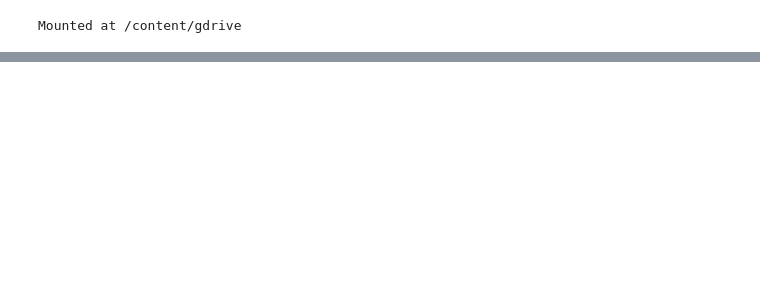
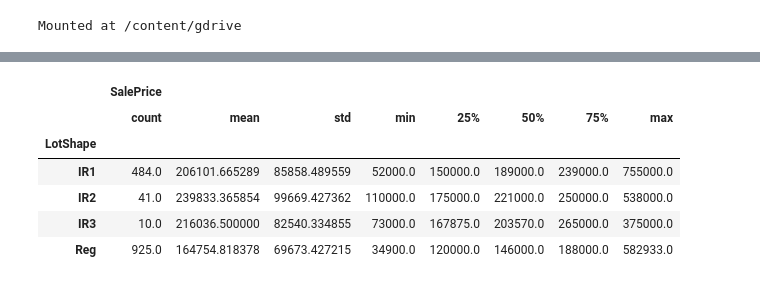
Before and after one commit to porcelainruler/Kaggle, a Jupyter notebook: HousePricePrediction.ipynb, the cells around one changed output, grey strips where cells are left out. Cells and saved outputs as stored; diff of their text form; code cells hidden in the pictures; blank space fills up the shorter version.

```diff
--- a/HousePricePrediction.ipynb
+++ b/HousePricePrediction.ipynb
@@ -20,0 +111,11 @@ os.environ['KAGGLE_CONFIG_DIR'] = "/content/gdrive/My Drive/Kaggle/HousePredicti
+# %%
+train['LotShape'].unique()
+train[['LotShape', 'SalePrice']].groupby('LotShape').describe()
+# %% [output]
+|  | SalePrice |  |  |  |  |  |  |  |
+|  | count | mean | std | min | 25% | 50% | 75% | max |
+| LotShape |  |  |  |  |  |  |  |  |
+| IR1 | 484.0 | 206101.665289 | 85858.489559 | 52000.0 | 150000.0 | 189000.0 | 239000.0 | 755000.0 |
+| IR2 | 41.0 | 239833.365854 | 99669.427362 | 110000.0 | 175000.0 | 221000.0 | 250000.0 | 538000.0 |
+| IR3 | 10.0 | 216036.500000 | 82540.334855 | 73000.0 | 167875.0 | 203570.0 | 265000.0 | 375000.0 |
+| Reg | 925.0 | 164754.818378 | 69673.427215 | 34900.0 | 120000.0 | 146000.0 | 188000.0 | 582933.0 |
```
Also changed, not shown: parts of 11 cells of this notebook.
